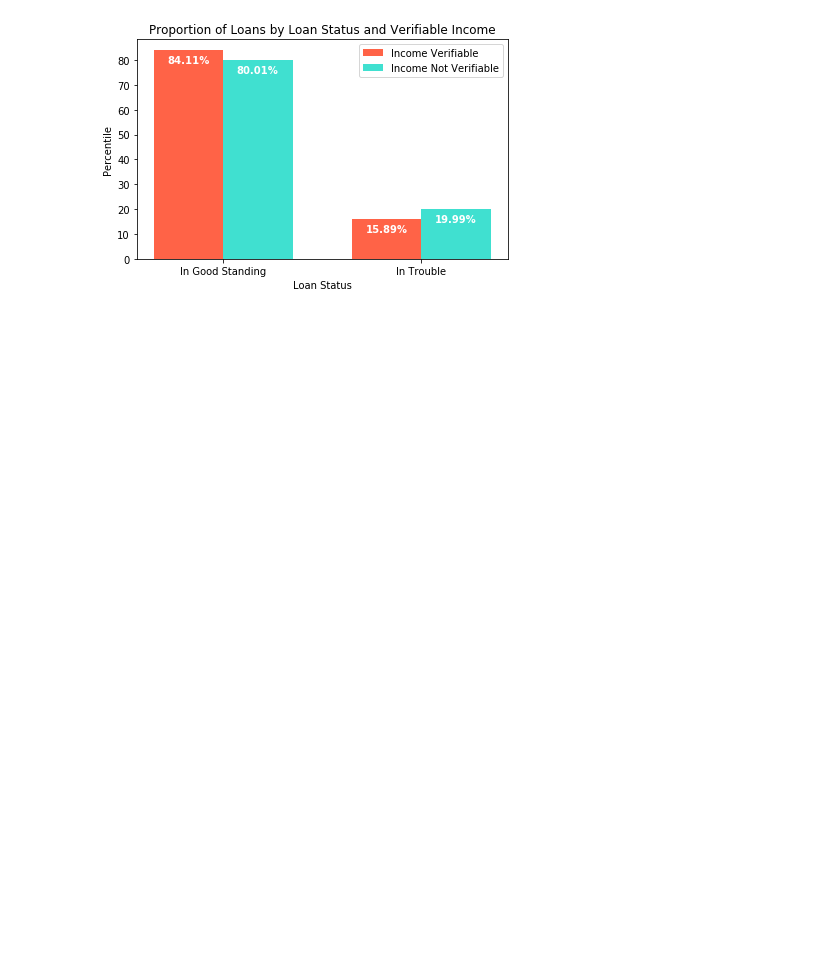
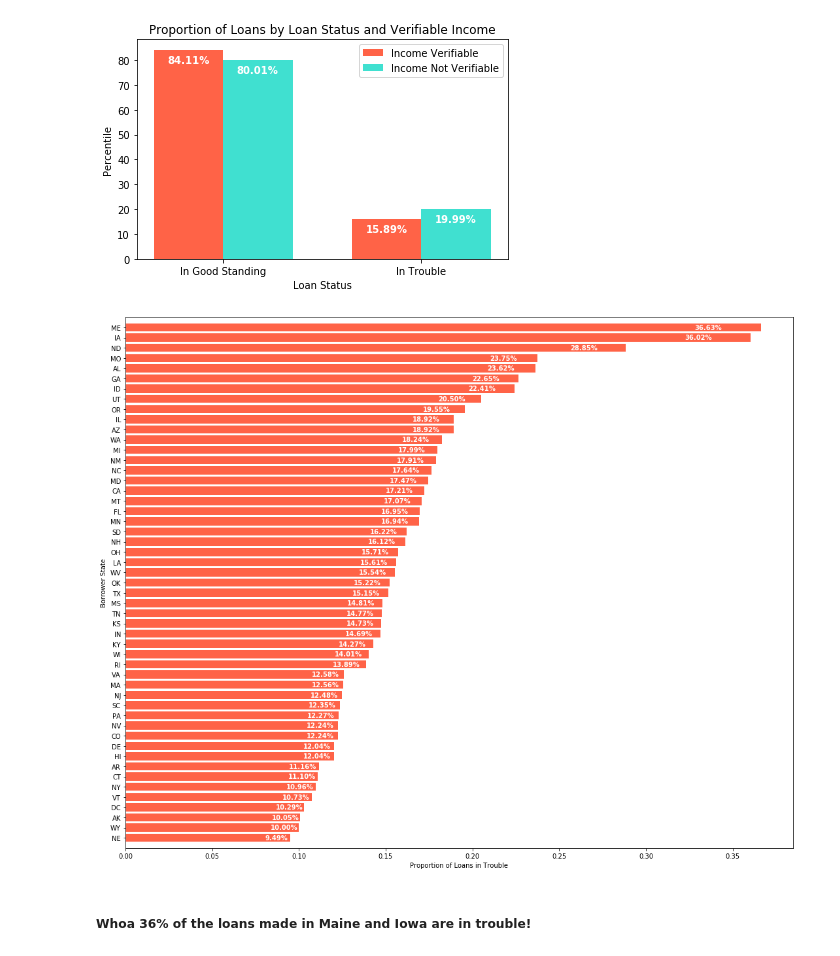
Before and after one commit to Dee-Dua/prosper-loans, a Jupyter notebook: exploration_template.ipynb, the cells around one changed output. Saved outputs shown, nothing was run; the diff lists cells and outputs as text; code cells hidden in the pictures; blank space fills up the shorter version.

Commit message:
Bar chart and Stacked Bar chart
Bar chart for troubled loans by State and
stacked bar chart for loan condition by year.

```diff
--- a/exploration_template.ipynb
+++ b/exploration_template.ipynb
@@ -470,3 +470,43 @@ fig.tight_layout()
 plt.show()
 # %% [output]
 [figure]
+# %%
+from matplotlib.ticker import AutoMinorLocator, MultipleLocator, FuncFormatter
+
+state_dict = {}
+keys = df['BorrowerState'].value_counts().index
+
+for i in keys:
+    state_dict[i] = df[(df['loan_status_cond'] == 'In Trouble') & (df['BorrowerState']==i)]['BorrowerState'].count()/df[df['BorrowerState']==i]['BorrowerState'].count()
+
+sorted_list = sorted(state_dict.items(), key=lambda x: x[1], reverse=False)
+
+y = []
+lengths = []
+
+for i in range(len(sorted_list)):
+    y.append(sorted_list[i][0])
+    lengths.append(sorted_list[i][1])
+
+fig = plt.figure(figsize=(15, 12))
+ax = fig.add_subplot(1, 1, 1)
+ax.barh(y, lengths, color='tomato');
+ax.set_xlabel('Proportion of Loans in Trouble');
+ax.set_ylabel('Borrower State');
+ax.set_ylim(-1, 51);
+
+rects = ax.patches
+texts = ['{:0.2f}%'.format(100*lengths[i]) for i in range(len(lengths))]
+
+for rect, text in zip(rects, texts):
+    height = rect.get_height()
+    width = rect.get_width()
+    ax.text(width-width/12, rect.get_y()+rect.get_height()/2, text, color='white', fontweight='bold',
+            ha='center', va='center')
+
+fig.tight_layout()
+plt.show()
+# %% [output]
+[figure, added]
+# %% [markdown]
+##### Whoa 36% of the loans made in Maine and Iowa are in trouble!
```
Also changed, not shown: parts of 5 cells of this notebook.
